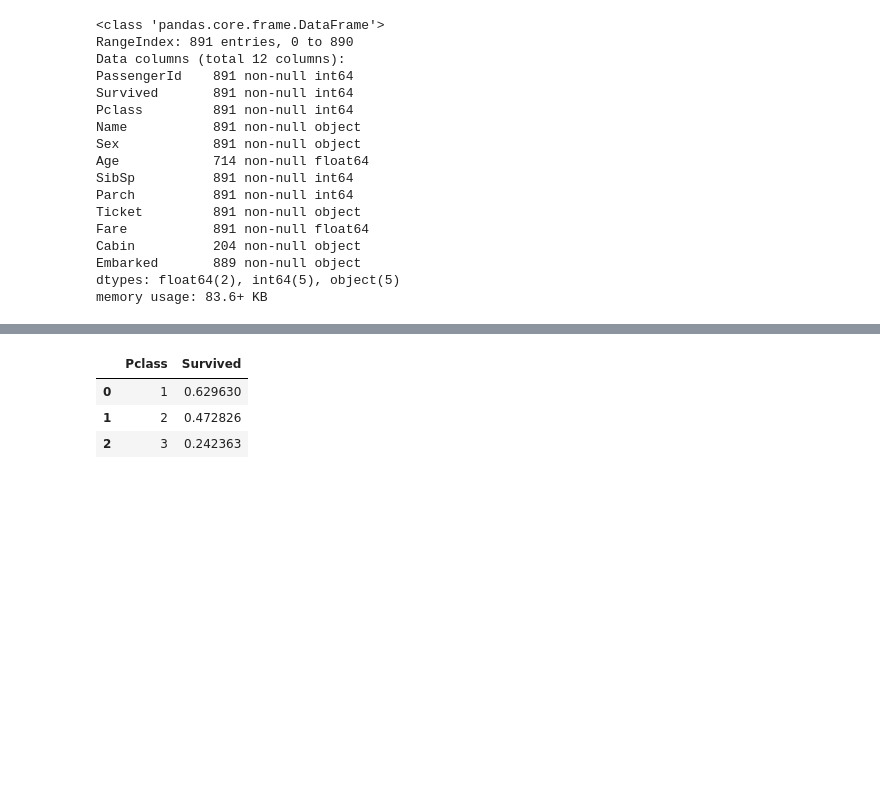
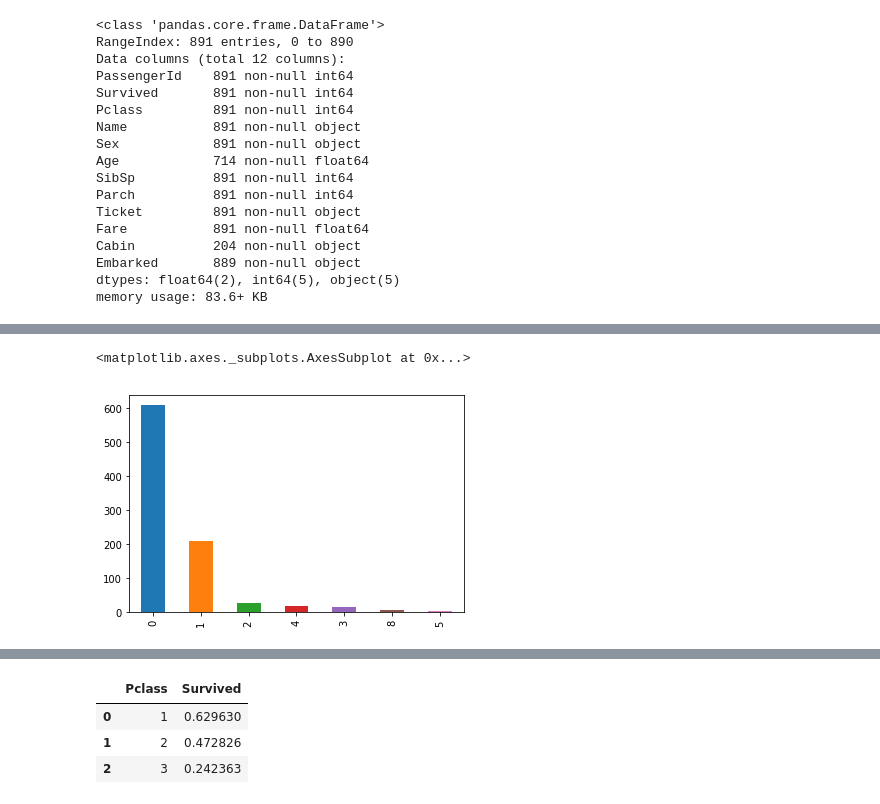
Before and after one commit to yunshuipiao/sw-kaggle, a Jupyter notebook: titanic/01.ipynb, the cells around one changed output, grey strips where cells are left out. Drawn from its saved outputs; the diff is of its cells as text; code cells hidden in the pictures; blank space fills up the shorter version.

```diff
--- a/titanic/01.ipynb
+++ b/titanic/01.ipynb
@@ -294,0 +362,5 @@ dataset_train_tf.describe(include=['O'])
+# %%
+train_df['SibSp'].value_counts().plot.bar()
+# %% [output]
+<matplotlib.axes._subplots.AxesSubplot at 0x...>
+[figure, added]
```
Also changed, not shown: parts of 26 cells of this notebook.
